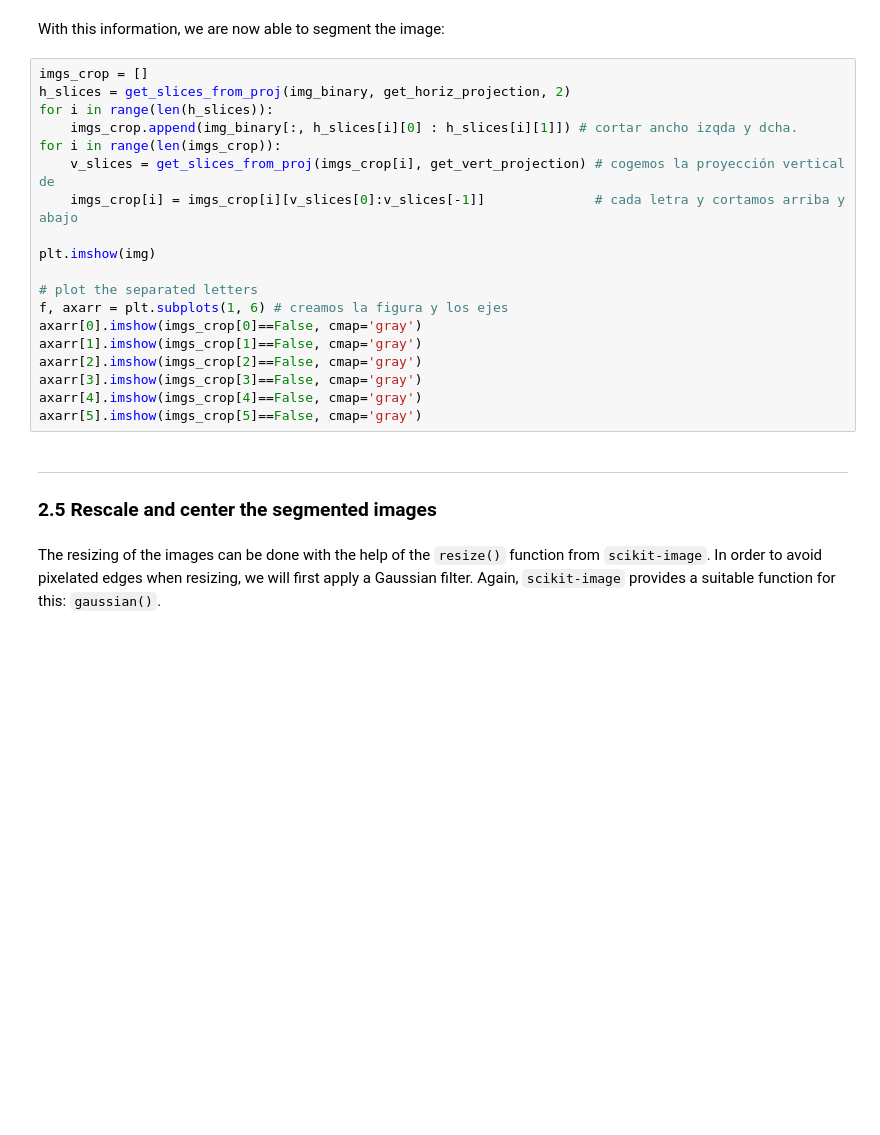
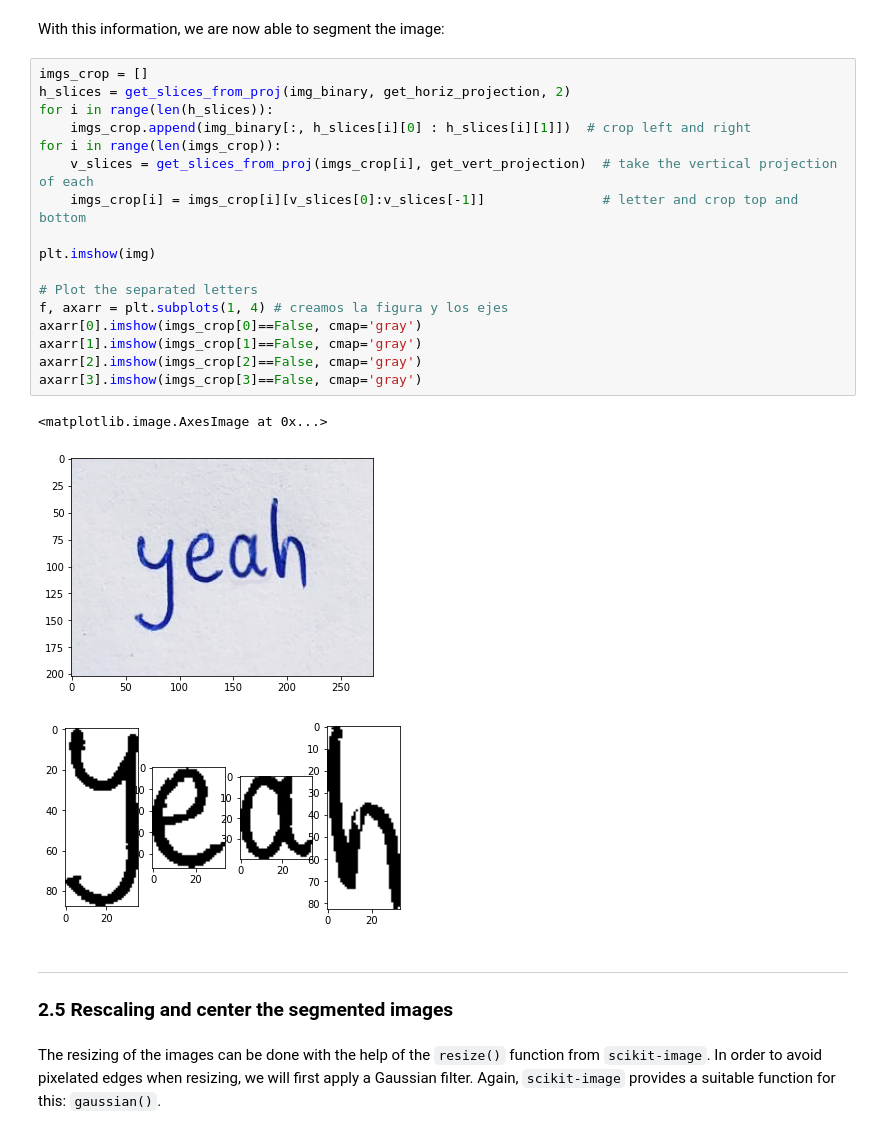
Before and after one commit to dmlls/hwr-explained, a Jupyter notebook: Simple HWR Explained.ipynb, the cells around one changed output. Saved outputs shown, nothing was run; the diff lists cells and outputs as text; blank space fills up the shorter version.

```diff
--- a/Simple HWR Explained.ipynb
+++ b/Simple HWR Explained.ipynb
@@ -343,27 +380,29 @@ With this information, we are now able to segment the image:
 # %%
 imgs_crop = []
 h_slices = get_slices_from_proj(img_binary, get_horiz_projection, 2)
 for i in range(len(h_slices)):
-    imgs_crop.append(img_binary[:, h_slices[i][0] : h_slices[i][1]]) # cortar ancho izqda y dcha.
+    imgs_crop.append(img_binary[:, h_slices[i][0] : h_slices[i][1]])  # crop left and right
 for i in range(len(imgs_crop)):
-    v_slices = get_slices_from_proj(imgs_crop[i], get_vert_projection) # cogemos la proyección vertical de
-    imgs_crop[i] = imgs_crop[i][v_slices[0]:v_slices[-1]]              # cada letra y cortamos arriba y abajo
+    v_slices = get_slices_from_proj(imgs_crop[i], get_vert_projection)  # take the vertical projection of each
+    imgs_crop[i] = imgs_crop[i][v_slices[0]:v_slices[-1]]               # letter and crop top and bottom
 
 plt.imshow(img)
 
-# plot the separated letters
-f, axarr = plt.subplots(1, 6) # creamos la figura y los ejes
+# Plot the separated letters
+f, axarr = plt.subplots(1, 4) # creamos la figura y los ejes
 axarr[0].imshow(imgs_crop[0]==False, cmap='gray')
 axarr[1].imshow(imgs_crop[1]==False, cmap='gray')
 axarr[2].imshow(imgs_crop[2]==False, cmap='gray')
 axarr[3].imshow(imgs_crop[3]==False, cmap='gray')
-axarr[4].imshow(imgs_crop[4]==False, cmap='gray')
-axarr[5].imshow(imgs_crop[5]==False, cmap='gray')
+# %% [output]
+<matplotlib.image.AxesImage at 0x...>
+[figure, added]
+[figure, added]
 # %% [markdown]
 ---
 
 <a id='section_2_5'></a>
-### 2.5 Rescale and center the segmented images
+### 2.5 Rescaling and center the segmented images
 # %% [markdown]
 The resizing of the images can be done with the help of the `resize()` function from `scikit-image`. In order to avoid pixelated edges when resizing, we will first apply a Gaussian filter. Again, `scikit-image` provides a suitable function for this: `gaussian()`.
 # %%
```
Also changed, not shown: parts of 56 cells of this notebook, 13 other files.
